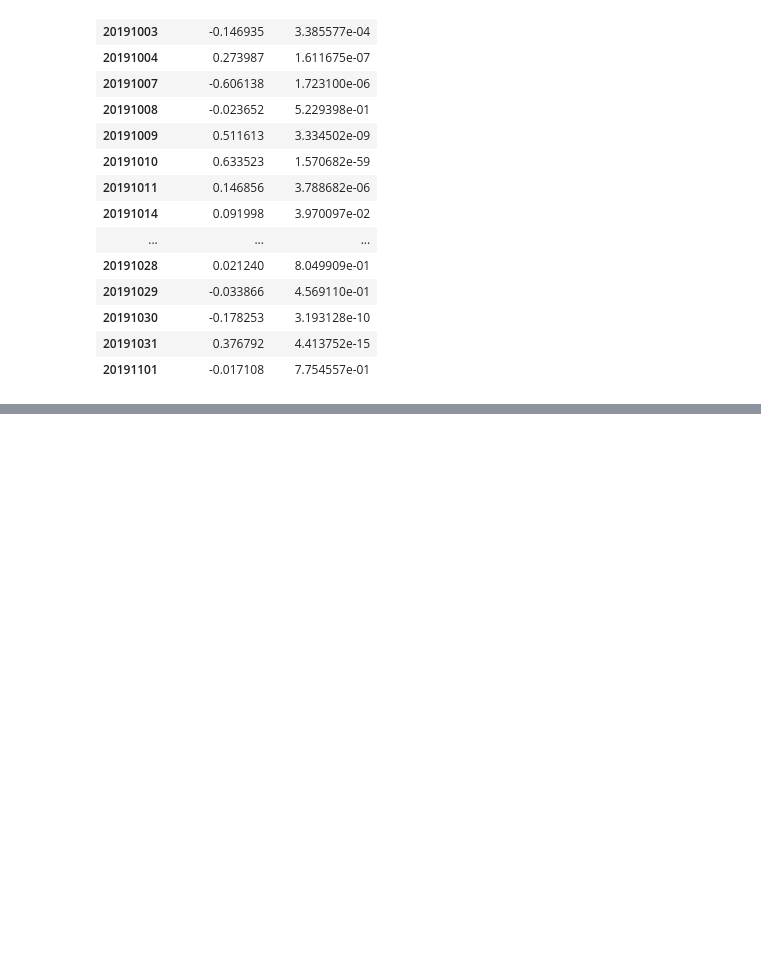
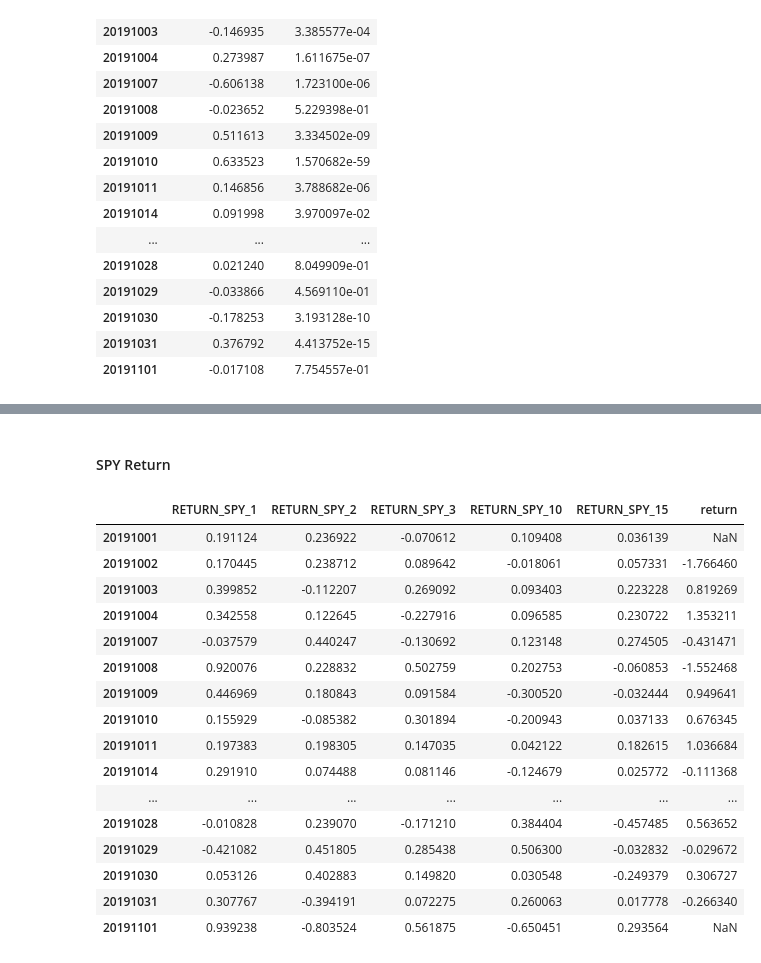
Before and after one commit to kushal-goenka/fin566_market_mircrostructures_trading_strategy, a Jupyter notebook: trading_signals/SPY Correlations.ipynb, the cells around one changed output, grey strips where cells are left out. Drawn from its saved outputs; the diff is of its cells as text; code cells hidden in the pictures; blank space fills up the shorter version.

```diff
--- a/trading_signals/SPY Correlations.ipynb
+++ b/trading_signals/SPY Correlations.ipynb
@@ -452,0 +573,29 @@ pd.concat([params[col], pvalues[col]], axis=1)
+# %% [markdown]
+#### SPY Return
+# %%
+spy_ret = pd.read_csv(r'./SPY_Oct2019.csv')
+spy_ret['return'] = (spy_ret['Adj Close'] - spy_ret['Adj Close'].shift(periods=1, axis=0))/spy_ret['Adj Close'].shift(periods=1, axis=0)
+# %%
+spy_ret = (spy_ret['return'] * 100).to_list() + [np.nan]
+params['return'] = spy_ret
+# %%
+params[['RETURN_SPY_1', 'RETURN_SPY_2', 'RETURN_SPY_3',
+       'RETURN_SPY_10', 'RETURN_SPY_15', 'return']]
+# %% [output]
+|  | RETURN_SPY_1 | RETURN_SPY_2 | RETURN_SPY_3 | RETURN_SPY_10 | RETURN_SPY_15 | return |
+| 20191001 | 0.191124 | 0.236922 | -0.070612 | 0.109408 | 0.036139 | NaN |
+| 20191002 | 0.170445 | 0.238712 | 0.089642 | -0.018061 | 0.057331 | -1.766460 |
+| 20191003 | 0.399852 | -0.112207 | 0.269092 | 0.093403 | 0.223228 | 0.819269 |
+| 20191004 | 0.342558 | 0.122645 | -0.227916 | 0.096585 | 0.230722 | 1.353211 |
+| 20191007 | -0.037579 | 0.440247 | -0.130692 | 0.123148 | 0.274505 | -0.431471 |
+| 20191008 | 0.920076 | 0.228832 | 0.502759 | 0.202753 | -0.060853 | -1.552468 |
+| 20191009 | 0.446969 | 0.180843 | 0.091584 | -0.300520 | -0.032444 | 0.949641 |
+| 20191010 | 0.155929 | -0.085382 | 0.301894 | -0.200943 | 0.037133 | 0.676345 |
+| 20191011 | 0.197383 | 0.198305 | 0.147035 | 0.042122 | 0.182615 | 1.036684 |
+| 20191014 | 0.291910 | 0.074488 | 0.081146 | -0.124679 | 0.025772 | -0.111368 |
+| ... | ... | ... | ... | ... | ... | ... |
+| 20191028 | -0.010828 | 0.239070 | -0.171210 | 0.384404 | -0.457485 | 0.563652 |
+| 20191029 | -0.421082 | 0.451805 | 0.285438 | 0.506300 | -0.032832 | -0.029672 |
+| 20191030 | 0.053126 | 0.402883 | 0.149820 | 0.030548 | -0.249379 | 0.306727 |
+| 20191031 | 0.307767 | -0.394191 | 0.072275 | 0.260063 | 0.017778 | -0.266340 |
+| 20191101 | 0.939238 | -0.803524 | 0.561875 | -0.650451 | 0.293564 | NaN |
```
Also changed, not shown: parts of 12 cells of this notebook.
